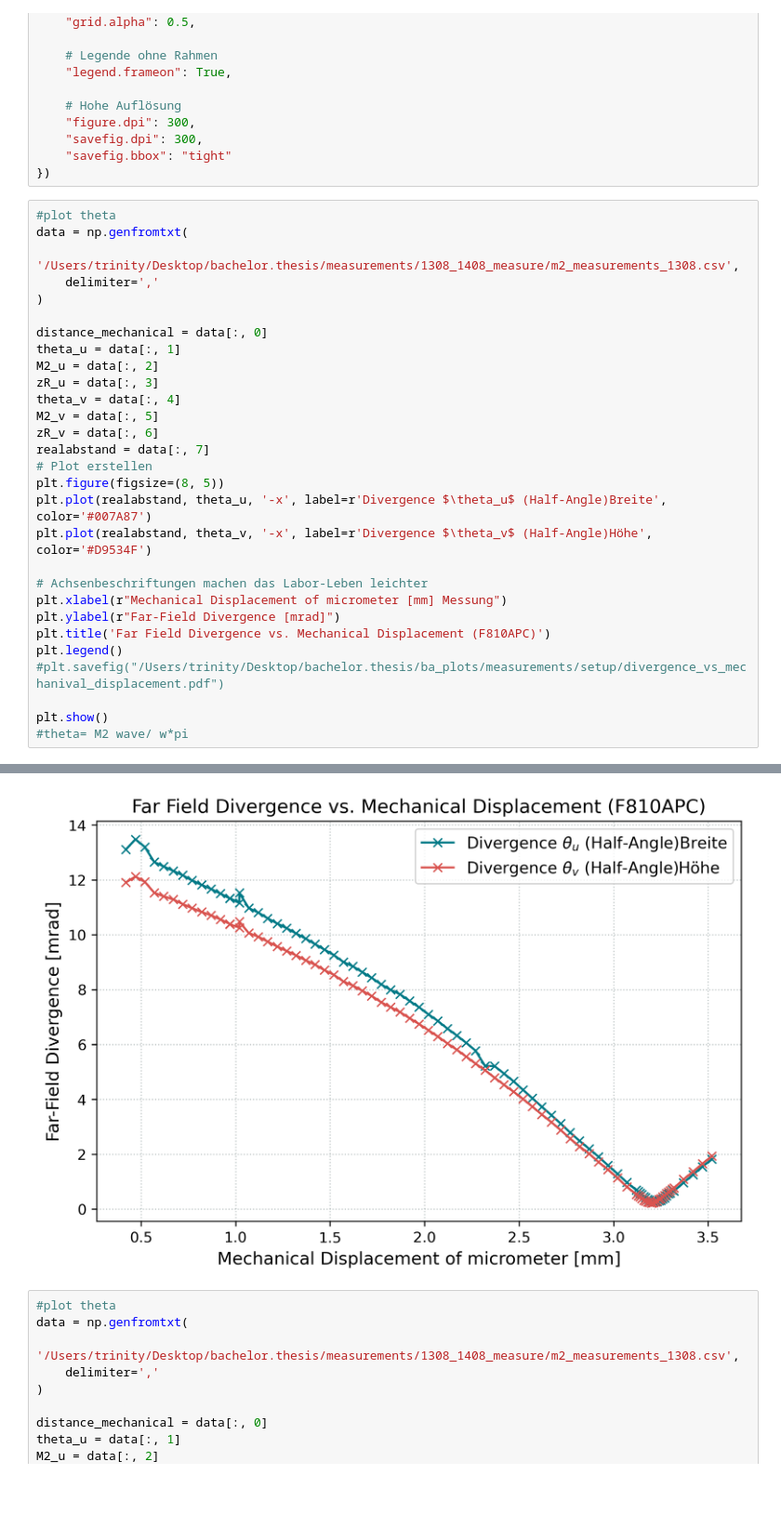
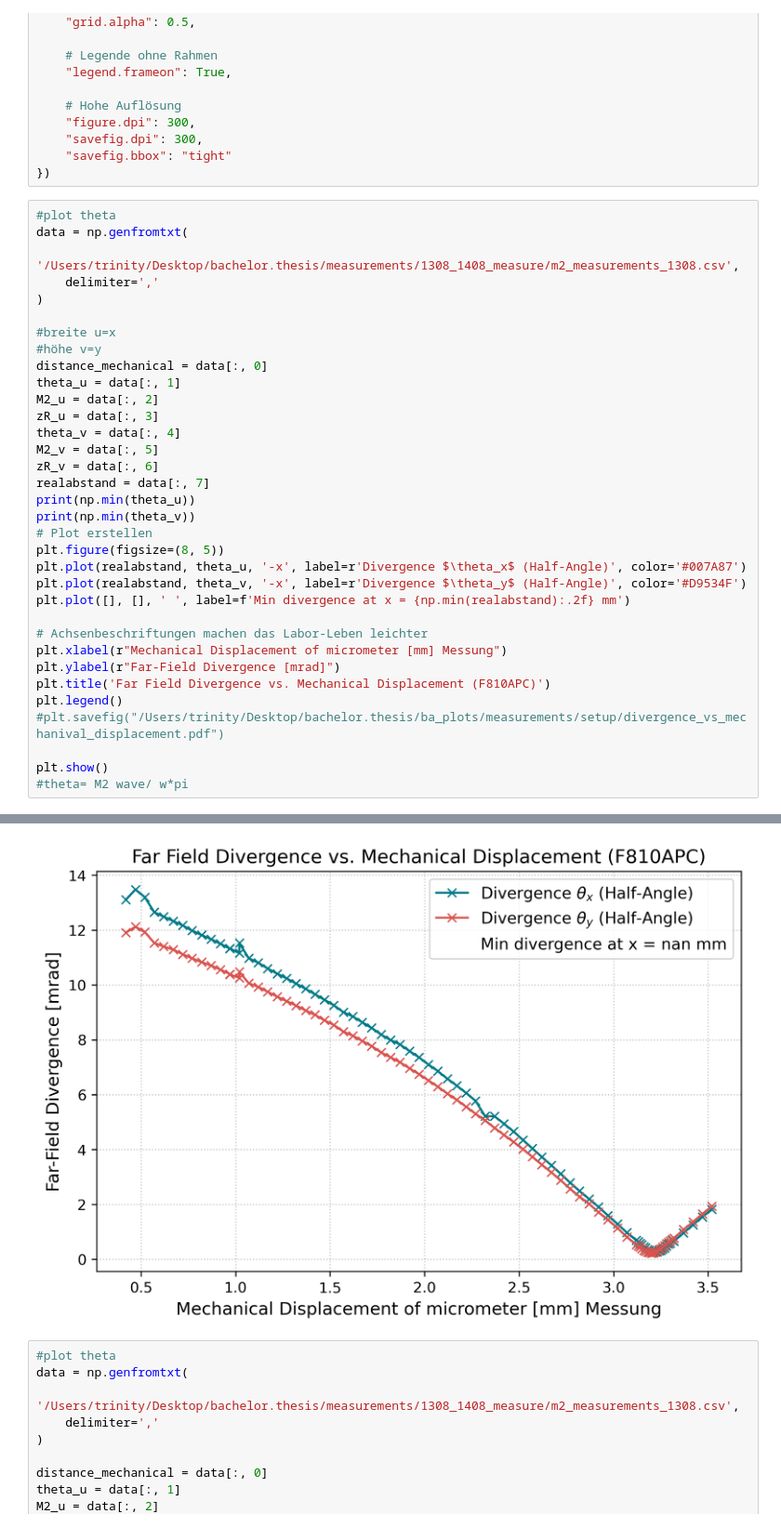
Before and after one commit to CodeTurtleT/lasercom-divergence-control, a Jupyter notebook: m2_1308.ipynb, the cells around one changed output, grey strips where cells are left out. Shown at 93% size. Drawn from its saved outputs; the diff is of its cells as text; blank space fills up the shorter version.

```diff
--- a/m2_1308.ipynb
+++ b/m2_1308.ipynb
@@ -47,6 +47,8 @@ data = np.genfromtxt(
     delimiter=','
 )
 
+#breite u=x
+#höhe v=y
 distance_mechanical = data[:, 0]
 theta_u = data[:, 1]
 M2_u = data[:, 2]
@@ -55,10 +57,13 @@ theta_v = data[:, 4]
 M2_v = data[:, 5]
 zR_v = data[:, 6]
 realabstand = data[:, 7]
+print(np.min(theta_u))
+print(np.min(theta_v))
 # Plot erstellen
 plt.figure(figsize=(8, 5))
-plt.plot(realabstand, theta_u, '-x', label=r'Divergence $\theta_u$ (Half-Angle)Breite', color='#007A87')
-plt.plot(realabstand, theta_v, '-x', label=r'Divergence $\theta_v$ (Half-Angle)Höhe', color='#D9534F')
+plt.plot(realabstand, theta_u, '-x', label=r'Divergence $\theta_x$ (Half-Angle)', color='#007A87')
+plt.plot(realabstand, theta_v, '-x', label=r'Divergence $\theta_y$ (Half-Angle)', color='#D9534F')
+plt.plot([], [], ' ', label=f'Min divergence at x = {np.min(realabstand):.2f} mm')
 
 # Achsenbeschriftungen machen das Labor-Leben leichter
 plt.xlabel(r"Mechanical Displacement of micrometer [mm] Messung")
@@ -73,4 +80,4 @@ plt.show()
-[figure, old version]
+[figure, new version]
 # %%
 #plot theta
 data = np.genfromtxt(
```
Also changed, not shown: parts of 5 cells of this notebook, 3 other files.
